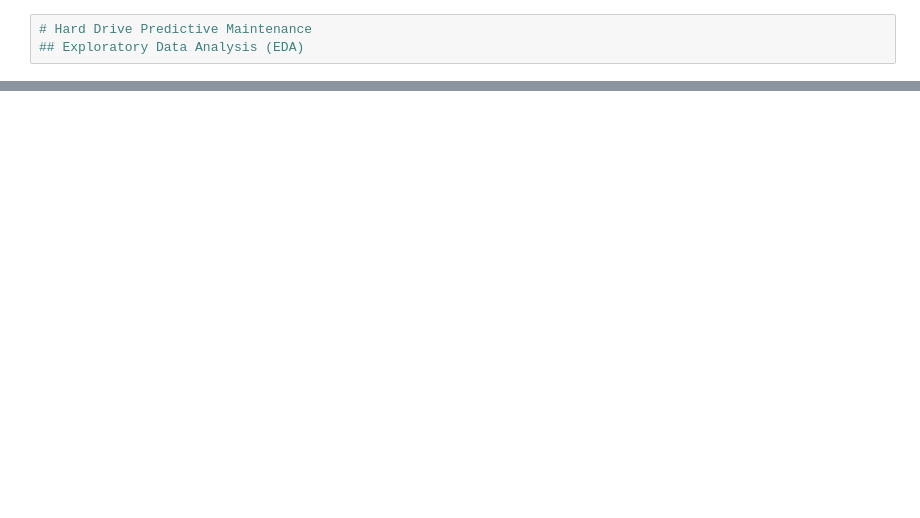
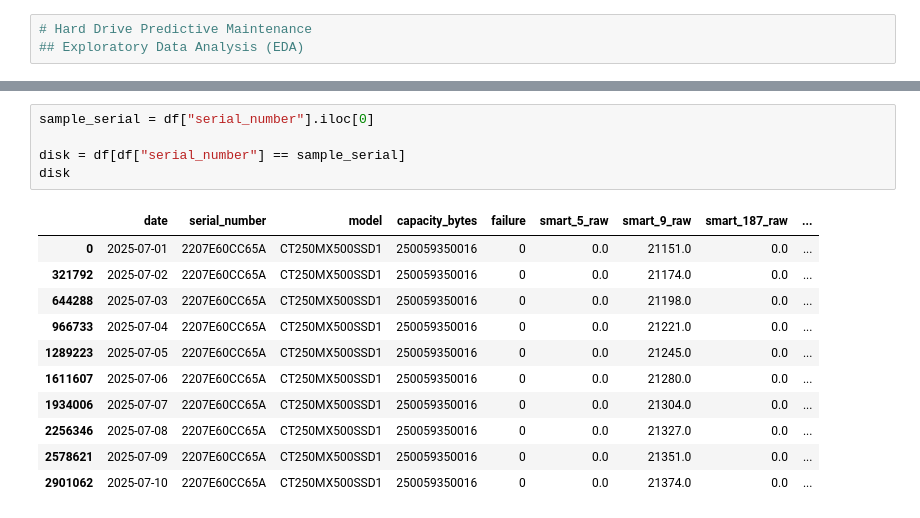
Before and after one commit to PhonpawitS/Hard-Drive-Failure-Prediction-using-ML, a Jupyter notebook: notebooks/eda.ipynb, the cells around one changed output, grey strips where cells are left out. Saved outputs shown, nothing was run; the diff lists cells and outputs as text; blank space fills up the shorter version.

```diff
--- a/notebooks/eda.ipynb
+++ b/notebooks/eda.ipynb
@@ -48,0 +80,17 @@ df.head()
+# %%
+sample_serial = df["serial_number"].iloc[0]
+
+disk = df[df["serial_number"] == sample_serial]
+disk
+# %% [output]
+|  | date | serial_number | model | capacity_bytes | failure | smart_5_raw | smart_9_raw | smart_187_raw | ... |
+| 0 | 2025-07-01 | 2207E60CC65A | CT250MX500SSD1 | 250059350016 | 0 | 0.0 | 21151.0 | 0.0 | ... |
+| 321792 | 2025-07-02 | 2207E60CC65A | CT250MX500SSD1 | 250059350016 | 0 | 0.0 | 21174.0 | 0.0 | ... |
+| 644288 | 2025-07-03 | 2207E60CC65A | CT250MX500SSD1 | 250059350016 | 0 | 0.0 | 21198.0 | 0.0 | ... |
+| 966733 | 2025-07-04 | 2207E60CC65A | CT250MX500SSD1 | 250059350016 | 0 | 0.0 | 21221.0 | 0.0 | ... |
+| 1289223 | 2025-07-05 | 2207E60CC65A | CT250MX500SSD1 | 250059350016 | 0 | 0.0 | 21245.0 | 0.0 | ... |
+| 1611607 | 2025-07-06 | 2207E60CC65A | CT250MX500SSD1 | 250059350016 | 0 | 0.0 | 21280.0 | 0.0 | ... |
+| 1934006 | 2025-07-07 | 2207E60CC65A | CT250MX500SSD1 | 250059350016 | 0 | 0.0 | 21304.0 | 0.0 | ... |
+| 2256346 | 2025-07-08 | 2207E60CC65A | CT250MX500SSD1 | 250059350016 | 0 | 0.0 | 21327.0 | 0.0 | ... |
+| 2578621 | 2025-07-09 | 2207E60CC65A | CT250MX500SSD1 | 250059350016 | 0 | 0.0 | 21351.0 | 0.0 | ... |
+| 2901062 | 2025-07-10 | 2207E60CC65A | CT250MX500SSD1 | 250059350016 | 0 | 0.0 | 21374.0 | 0.0 | ... |
```
Also changed, not shown: parts of 7 cells of this notebook.
